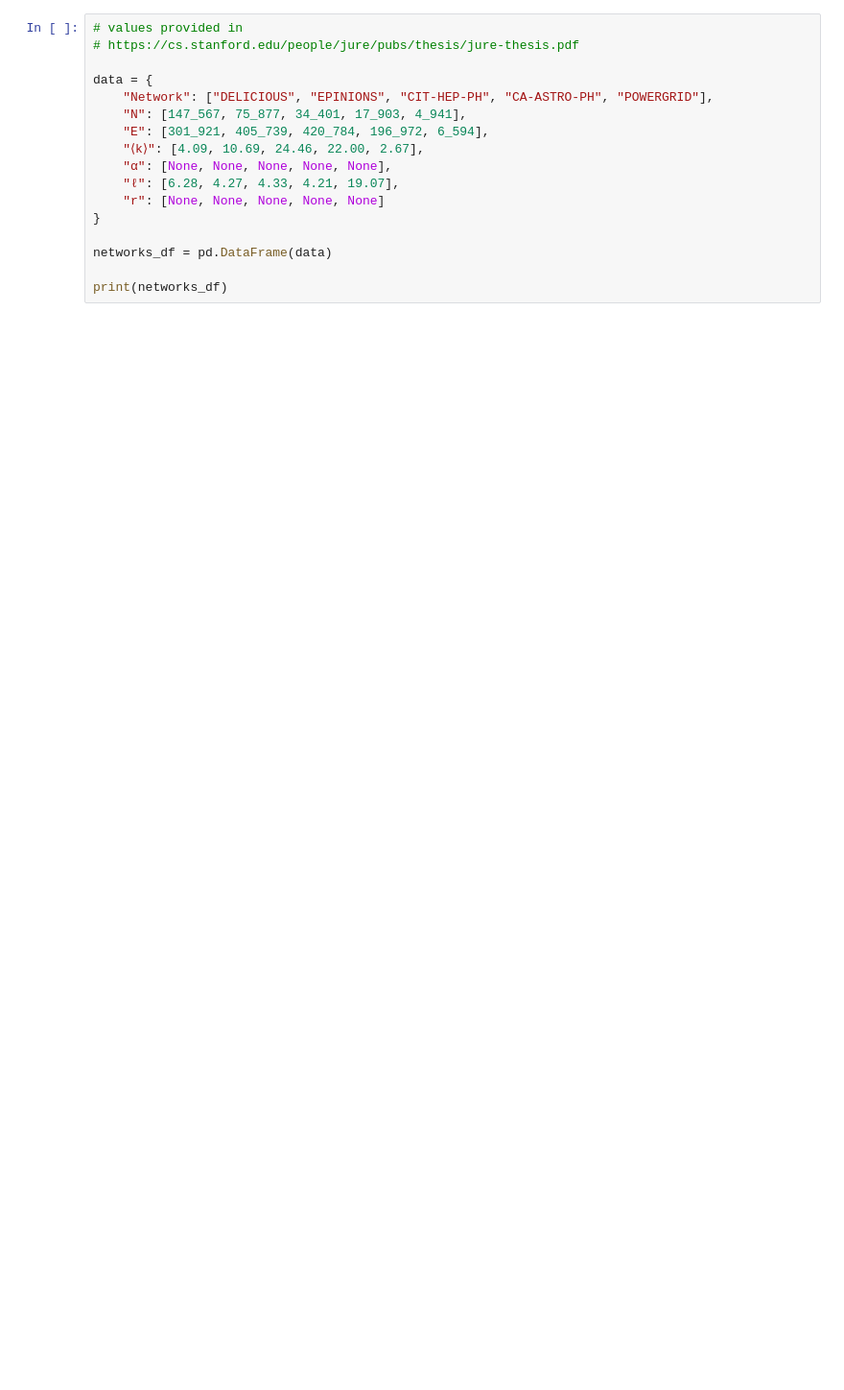
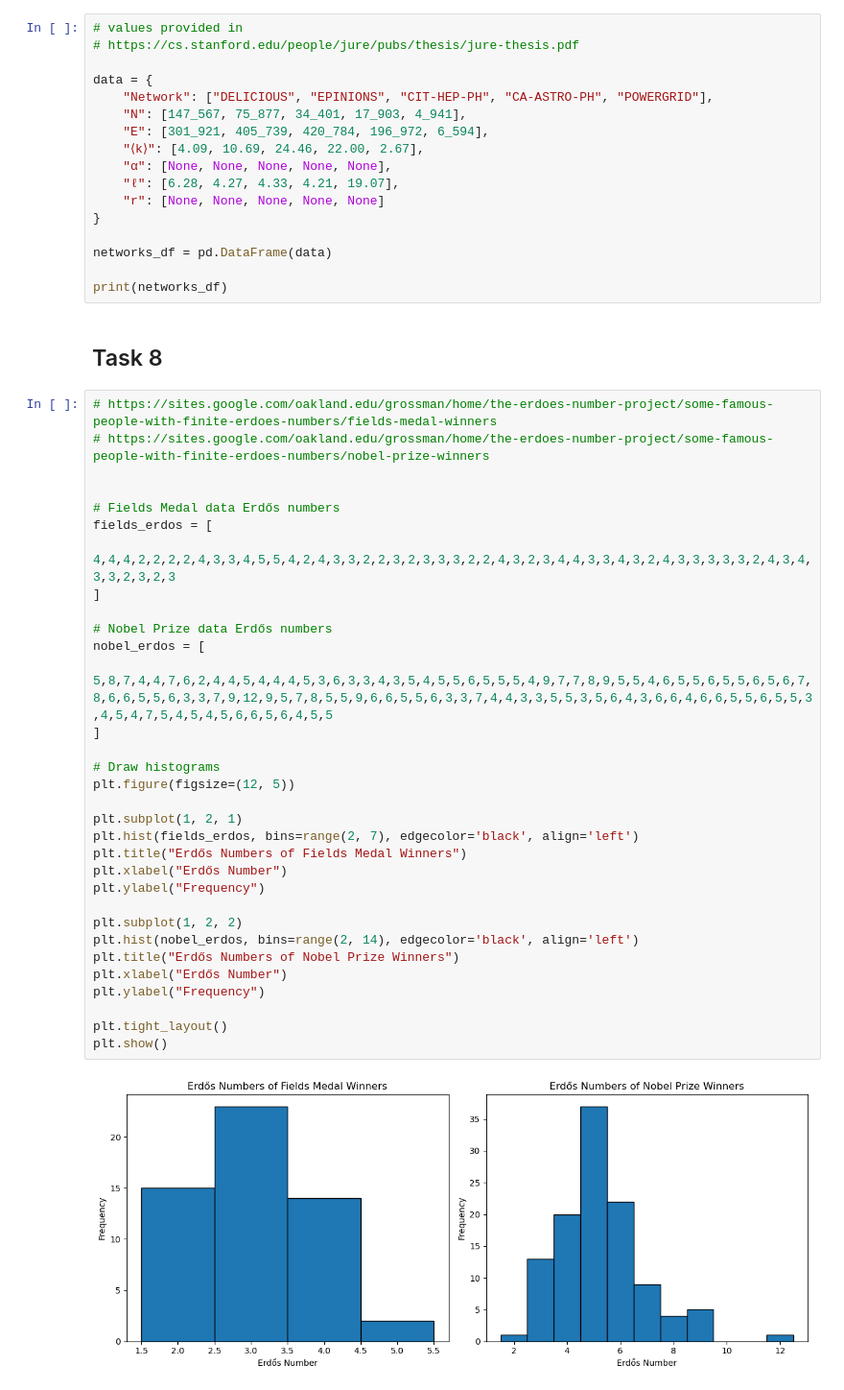
Before and after one commit to kubek22/SNARS, a Jupyter notebook: project4/project4.ipynb, the cells around one changed output. Shown at 96% size. Drawn from its saved outputs; the diff is of its cells as text; blank space fills up the shorter version.

Commit message:
project2 task 8

```diff
--- a/project4/project4.ipynb
+++ b/project4/project4.ipynb
@@ -440,3 +464,39 @@ data = {
 networks_df = pd.DataFrame(data)
 
 print(networks_df)
+# %% [markdown]
+## Task 8
+# %%
+# https://sites.google.com/oakland.edu/grossman/home/the-erdoes-number-project/some-famous-people-with-finite-erdoes-numbers/fields-medal-winners
+# https://sites.google.com/oakland.edu/grossman/home/the-erdoes-number-project/some-famous-people-with-finite-erdoes-numbers/nobel-prize-winners
+
+
+# Fields Medal data Erdős numbers
+fields_erdos = [
+    4,4,4,2,2,2,2,4,3,3,4,5,5,4,2,4,3,3,2,2,3,2,3,3,3,2,2,4,3,2,3,4,4,3,3,4,3,2,4,3,3,3,3,3,2,4,3,4,3,3,2,3,2,3
+]
+
+# Nobel Prize data Erdős numbers
+nobel_erdos = [
+    5,8,7,4,4,7,6,2,4,4,5,4,4,4,5,3,6,3,3,4,3,5,4,5,5,6,5,5,5,4,9,7,7,8,9,5,5,4,6,5,5,6,5,5,6,5,6,7,8,6,6,5,5,6,3,3,7,9,12,9,5,7,8,5,5,9,6,6,5,5,6,3,3,7,4,4,3,3,5,5,3,5,6,4,3,6,6,4,6,6,5,5,6,5,5,3,4,5,4,7,5,4,5,4,5,6,6,5,6,4,5,5
+]
+
+# Draw histograms
+plt.figure(figsize=(12, 5))
+
+plt.subplot(1, 2, 1)
+plt.hist(fields_erdos, bins=range(2, 7), edgecolor='black', align='left')
+plt.title("Erdős Numbers of Fields Medal Winners")
+plt.xlabel("Erdős Number")
+plt.ylabel("Frequency")
+
+plt.subplot(1, 2, 2)
+plt.hist(nobel_erdos, bins=range(2, 14), edgecolor='black', align='left')
+plt.title("Erdős Numbers of Nobel Prize Winners")
+plt.xlabel("Erdős Number")
+plt.ylabel("Frequency")
+
+plt.tight_layout()
+plt.show()
+# %% [output]
+[figure, added]
```
Also changed, not shown: parts of 3 cells of this notebook.
